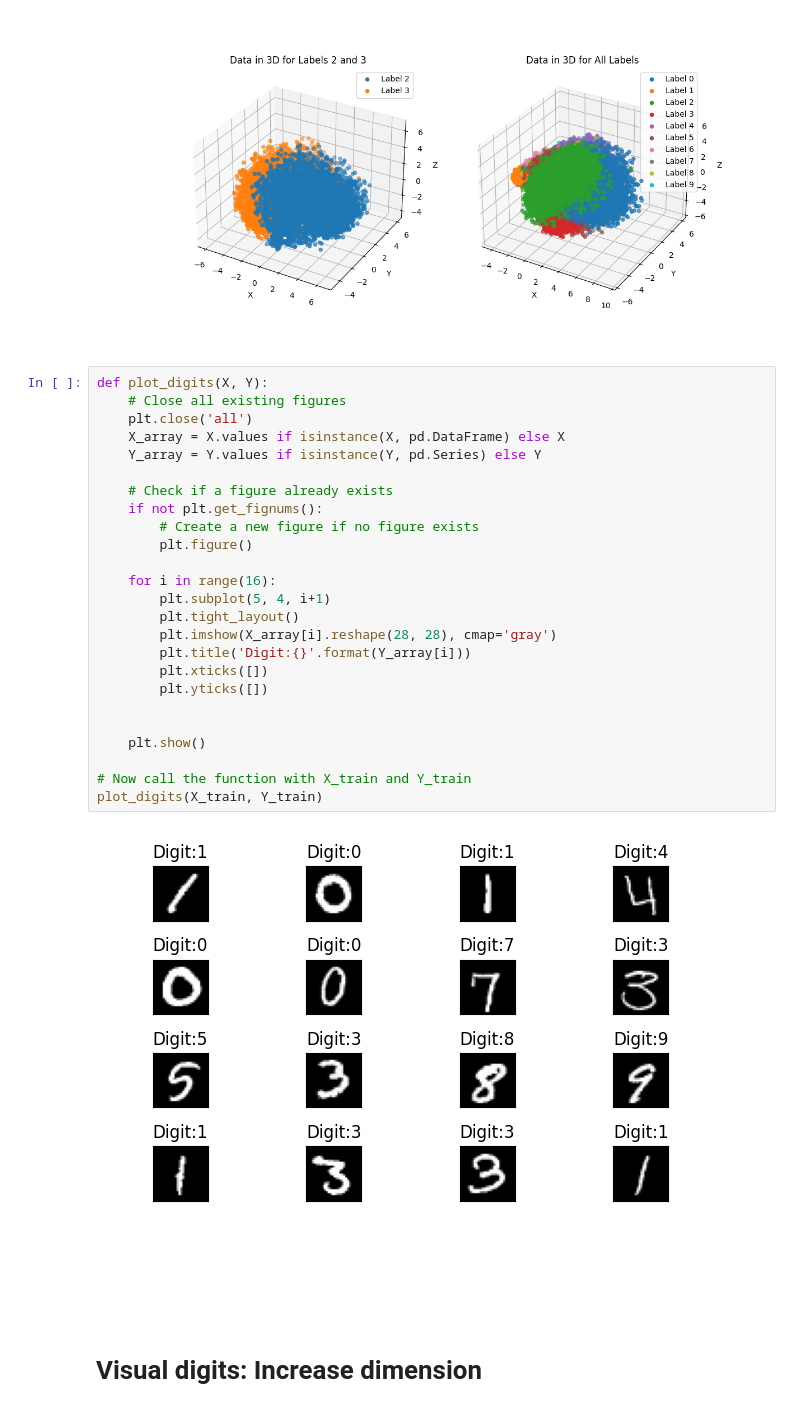
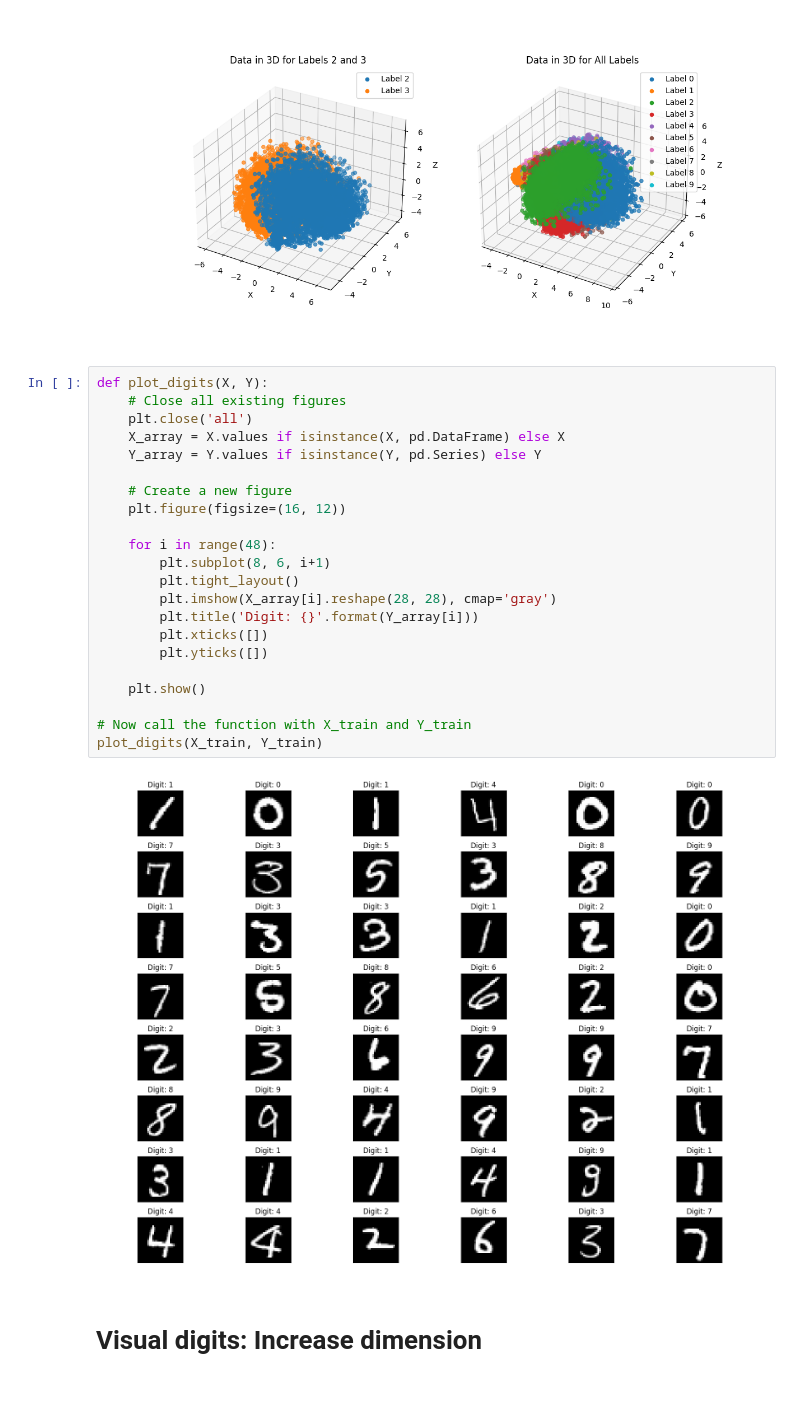
Before and after one commit to naoNao89/digitsSVM, a Jupyter notebook: SVM on Digits Recognization.ipynb, the cells around one changed output. Cells and saved outputs as stored; diff of their text form.

Commit message:
[Modify] Display 48 random digits

```diff
--- a/SVM on Digits Recognization.ipynb
+++ b/SVM on Digits Recognization.ipynb
@@ -143,30 +143,27 @@ plt.show()
 # %%
 def plot_digits(X, Y):
     # Close all existing figures
     plt.close('all')
     X_array = X.values if isinstance(X, pd.DataFrame) else X
     Y_array = Y.values if isinstance(Y, pd.Series) else Y
 
-    # Check if a figure already exists
-    if not plt.get_fignums():
-        # Create a new figure if no figure exists
-        plt.figure()
+    # Create a new figure
+    plt.figure(figsize=(16, 12))
 
-    for i in range(16):
-        plt.subplot(5, 4, i+1)
+    for i in range(48):
+        plt.subplot(8, 6, i+1)
         plt.tight_layout()
         plt.imshow(X_array[i].reshape(28, 28), cmap='gray')
-        plt.title('Digit:{}'.format(Y_array[i]))
+        plt.title('Digit: {}'.format(Y_array[i]))
         plt.xticks([])
         plt.yticks([])
-
 
     plt.show()
 
 # Now call the function with X_train and Y_train
 plot_digits(X_train, Y_train)
 # %% [output]
-[figure, old version]
+[figure, new version]
 # %% [markdown]
 # Visual digits: Increase dimension
 # %% [markdown]
```
